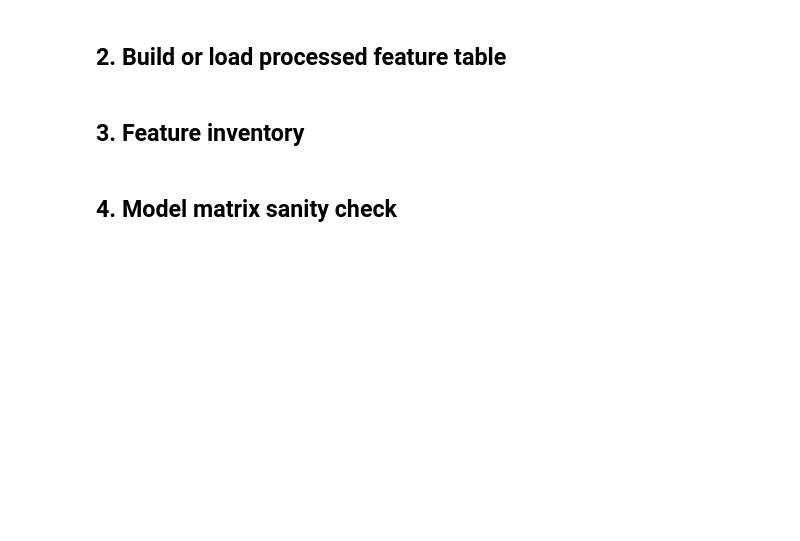
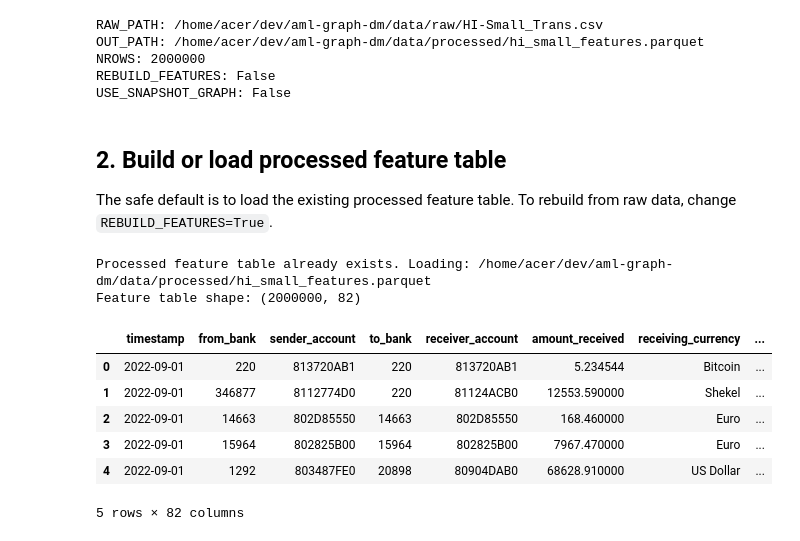
Before and after one commit to savitar393/aml-graph-dm, a Jupyter notebook: notebooks/02_feature_engineering.ipynb, the cells around one changed output. Drawn from its saved outputs; the diff is of its cells as text; code cells hidden in the pictures; blank space fills up the shorter version.

Commit message:
Notebook results

```diff
--- a/notebooks/02_feature_engineering.ipynb
+++ b/notebooks/02_feature_engineering.ipynb
@@ -13,7 +18,7 @@ Final feature scope:
 from pathlib import Path
 import sys
 
-# Works whether the notebook is launched from repository root or from notebooks/.
+# Works when launched from repository root or from notebooks/.
 CWD = Path.cwd().resolve()
 PROJECT_ROOT = CWD.parent if CWD.name == "notebooks" else CWD
 
@@ -33,10 +38,18 @@ for path in [PROCESSED_DIR, TABLES_DIR, FIGURES_DIR, MODELS_DIR]:
 
 print("PROJECT_ROOT:", PROJECT_ROOT)
 
-
+import numpy as np
 import pandas as pd
+import matplotlib.pyplot as plt
 
 from src.data.load_data import load_transactions, save_parquet
 from src.features.tabular_features import add_basic_transaction_features, make_model_matrix
 from src.features.historical_graph_features import add_historical_graph_features
 from src.features.rolling_graph_features import add_rolling_graph_features
+from src.features.advanced_graph_features import add_temporal_centrality_and_motif_features
+
+try:
+    from src.features.snapshot_graph_features import add_snapshot_pagerank_community_features
+except Exception:
+    add_snapshot_pagerank_community_features = None
+    print("snapshot_graph_features module not available; snapshot experiment can still be reported from saved CSVs.")
@@ -53,40 +66,67 @@ OUT_PATH = PROCESSED_DIR / "hi_small_features.parquet"
 
 NROWS = 2_000_000
 REBUILD_FEATURES = False
+USE_SNAPSHOT_GRAPH = False  # tested separately; final model does not use it
 
 print("RAW_PATH:", RAW_PATH)
 print("OUT_PATH:", OUT_PATH)
 print("NROWS:", NROWS)
 print("REBUILD_FEATURES:", REBUILD_FEATURES)
+print("USE_SNAPSHOT_GRAPH:", USE_SNAPSHOT_GRAPH)
+# %% [output]
+RAW_PATH: /home/acer/dev/aml-graph-dm/data/raw/HI-Small_Trans.csv
+OUT_PATH: /home/acer/dev/aml-graph-dm/data/processed/hi_small_features.parquet
+NROWS: 2000000
+REBUILD_FEATURES: False
+USE_SNAPSHOT_GRAPH: False
 # %% [markdown]
 ## 2. Build or load processed feature table
+
+The safe default is to load the existing processed feature table. To rebuild from raw data, change `REBUILD_FEATURES=True`.
 # %%
 if OUT_PATH.exists() and not REBUILD_FEATURES:
     print("Processed feature table already exists. Loading:", OUT_PATH)
     df_features = pd.read_parquet(OUT_PATH)
-else:
-    if not RAW_PATH.exists():
-        raise FileNotFoundError(
-            f"Raw dataset not found: {RAW_PATH}\n"
-            "Put HI-Small_Trans.csv inside data/raw/ before running this notebook."
-        )
-
+elif RAW_PATH.exists():
     print("Loading raw data...")
     df = load_transactions(RAW_PATH, nrows=NROWS)
 
     print("Adding raw transaction features...")
     df_features = add_basic_transaction_features(df)
 
     print("Adding historical leakage-safe graph features...")
     df_features = add_historical_graph_features(df_features)
 
     print("Adding rolling-window temporal graph features...")
-    df_features = add_rolling_graph_features(df_features, windows=("1h", "24h"))
+    df_features = add_rolling_graph_features(df_features)
+
+    print("Adding temporal centrality and motif/cycle-proxy features...")
+    df_features = add_temporal_centrality_and_motif_features(df_features)
+
+    if USE_SNAPSHOT_GRAPH:
+        if add_snapshot_pagerank_community_features is None:
+            raise ImportError("snapshot_graph_features module is not available.")
+        print("Adding PageRank/community snapshot features...")
+        df_features = add_snapshot_pagerank_community_features(df_features)
 
     print("Saving processed feature table...")
     save_parquet(df_features, OUT_PATH)
+else:
+    raise FileNotFoundError(
+        f"Neither processed features nor raw dataset were found.\n"
+        f"Expected processed: {OUT_PATH}\n"
+        f"Expected raw: {RAW_PATH}"
+    )
 
-print("Processed shape:", df_features.shape)
+print("Feature table shape:", df_features.shape)
 display(df_features.head())
+# %% [output]
+Processed feature table already exists. Loading: /home/acer/dev/aml-graph-dm/data/processed/hi_small_features.parquet
+Feature table shape: (2000000, 82)
+|  | timestamp | from_bank | sender_account | to_bank | receiver_account | amount_received | receiving_currency | ... |
+| 0 | 2022-09-01 | 220 | 813720AB1 | 220 | 813720AB1 | 5.234544 | Bitcoin | ... |
+| 1 | 2022-09-01 | 346877 | 8112774D0 | 220 | 81124ACB0 | 12553.590000 | Shekel | ... |
+| 2 | 2022-09-01 | 14663 | 802D85550 | 14663 | 802D85550 | 168.460000 | Euro | ... |
+| 3 | 2022-09-01 | 15964 | 802825B00 | 15964 | 802825B00 | 7967.470000 | Euro | ... |
+| 4 | 2022-09-01 | 1292 | 803487FE0 | 20898 | 80904DAB0 | 68628.910000 | US Dollar | ... |
+5 rows × 82 columns
-# %% [markdown]
-## 3. Feature inventory
@@ -144,2 +132,0 @@ print("Saved:", TABLES_DIR / "feature_inventory.csv")
-# %% [markdown]
-## 4. Model matrix sanity check
```
Also changed, not shown: parts of 18 cells of this notebook, 7 other files.
